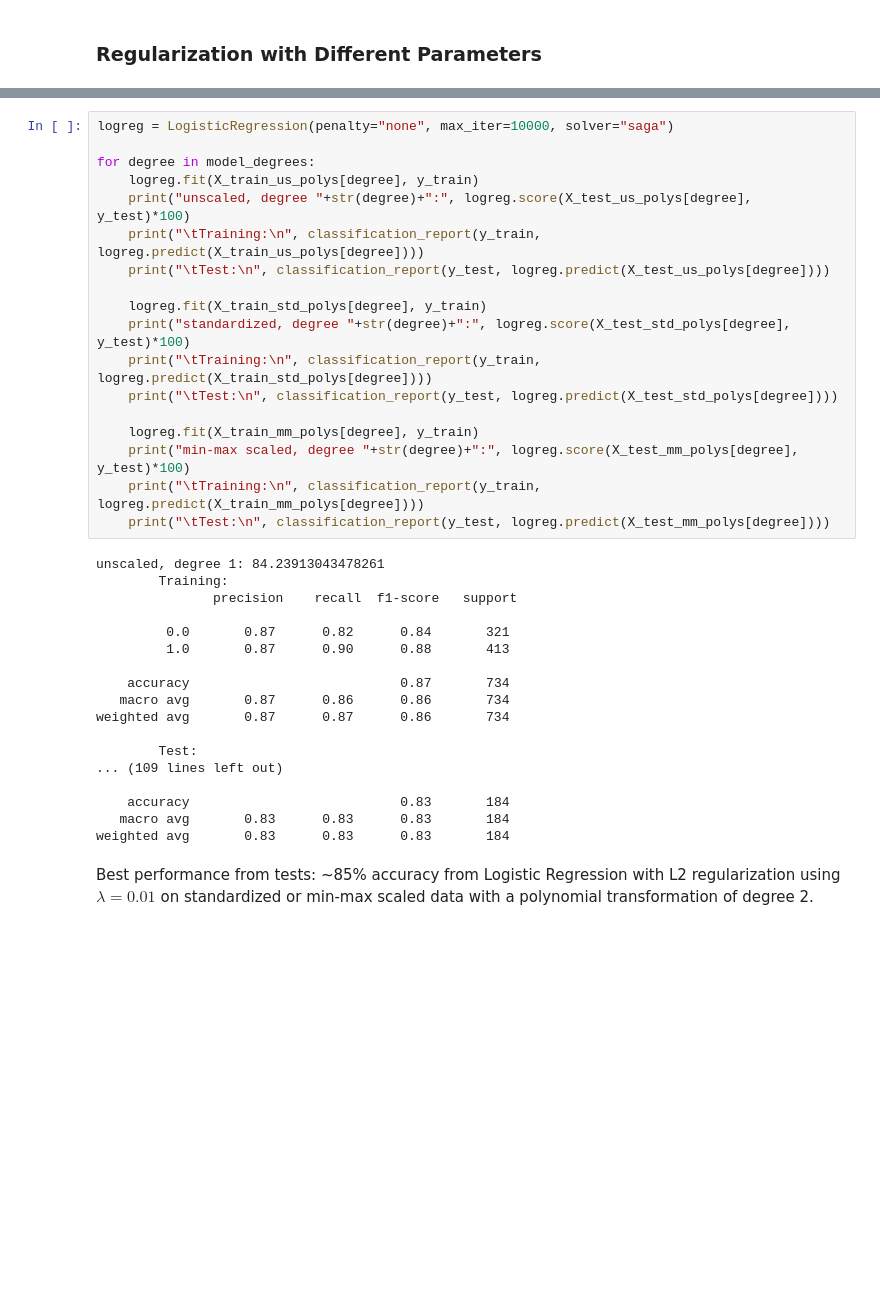
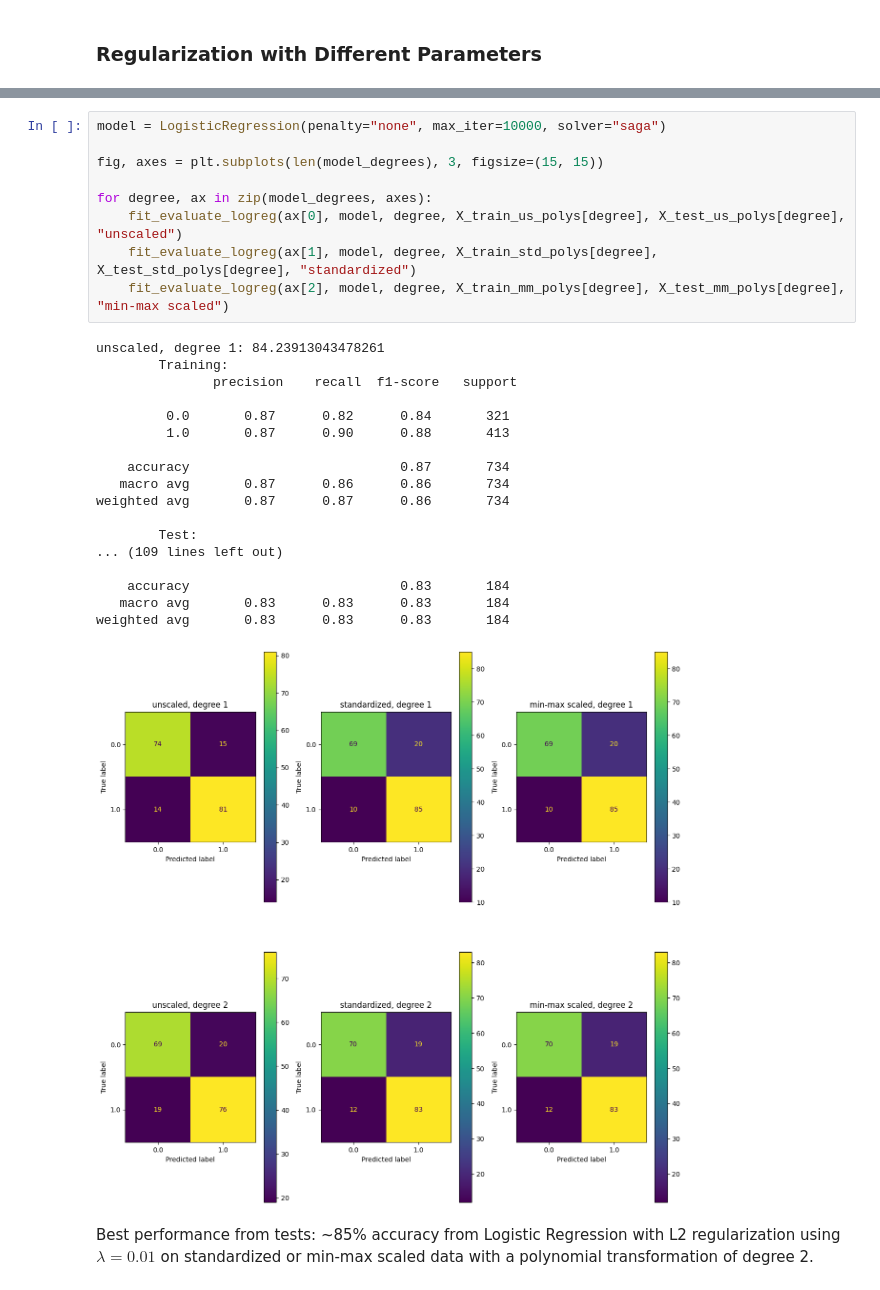
Before and after one commit to jasonliny/heart-disease-prediction, a Jupyter notebook: logistic-regression.ipynb, the cells around one changed output, grey strips where cells are left out. Drawn from its saved outputs; the diff is of its cells as text; blank space fills up the shorter version.

```diff
--- a/logistic-regression.ipynb
+++ b/logistic-regression.ipynb
@@ -375,39 +407,31 @@ weighted avg       0.85      0.85      0.85       184
 # %%
-logreg = LogisticRegression(penalty="none", max_iter=10000, solver="saga")
+model = LogisticRegression(penalty="none", max_iter=10000, solver="saga")
 
-for degree in model_degrees:
-    logreg.fit(X_train_us_polys[degree], y_train)
-    print("unscaled, degree "+str(degree)+":", logreg.score(X_test_us_polys[degree], y_test)*100)
-    print("\tTraining:\n", classification_report(y_train, logreg.predict(X_train_us_polys[degree])))
-    print("\tTest:\n", classification_report(y_test, logreg.predict(X_test_us_polys[degree])))
+fig, axes = plt.subplots(len(model_degrees), 3, figsize=(15, 15))
 
-    logreg.fit(X_train_std_polys[degree], y_train)
-    print("standardized, degree "+str(degree)+":", logreg.score(X_test_std_polys[degree], y_test)*100)
-    print("\tTraining:\n", classification_report(y_train, logreg.predict(X_train_std_polys[degree])))
-    print("\tTest:\n", classification_report(y_test, logreg.predict(X_test_std_polys[degree])))
-
-    logreg.fit(X_train_mm_polys[degree], y_train)
-    print("min-max scaled, degree "+str(degree)+":", logreg.score(X_test_mm_polys[degree], y_test)*100)
-    print("\tTraining:\n", classification_report(y_train, logreg.predict(X_train_mm_polys[degree])))
-    print("\tTest:\n", classification_report(y_test, logreg.predict(X_test_mm_polys[degree])))
+for degree, ax in zip(model_degrees, axes):
+    fit_evaluate_logreg(ax[0], model, degree, X_train_us_polys[degree], X_test_us_polys[degree], "unscaled")
+    fit_evaluate_logreg(ax[1], model, degree, X_train_std_polys[degree], X_test_std_polys[degree], "standardized")
+    fit_evaluate_logreg(ax[2], model, degree, X_train_mm_polys[degree], X_test_mm_polys[degree], "min-max scaled")
 # %% [output]
 unscaled, degree 1: 84.23913043478261
         Training:
                precision    recall  f1-score   support
 
          0.0       0.87      0.82      0.84       321
          1.0       0.87      0.90      0.88       413
 
     accuracy                           0.87       734
    macro avg       0.87      0.86      0.86       734
 weighted avg       0.87      0.87      0.86       734
 
         Test:
 ... (109 lines left out)
 
     accuracy                           0.83       184
    macro avg       0.83      0.83      0.83       184
 weighted avg       0.83      0.83      0.83       184
+[figure, added]
 # %% [markdown]
 Best performance from tests: ~85% accuracy from Logistic Regression with L2 regularization using $\lambda=0.01$ on standardized or min-max scaled data with a polynomial transformation of degree 2.
 # %% [markdown]
```
Also changed, not shown: parts of 6 cells of this notebook.
